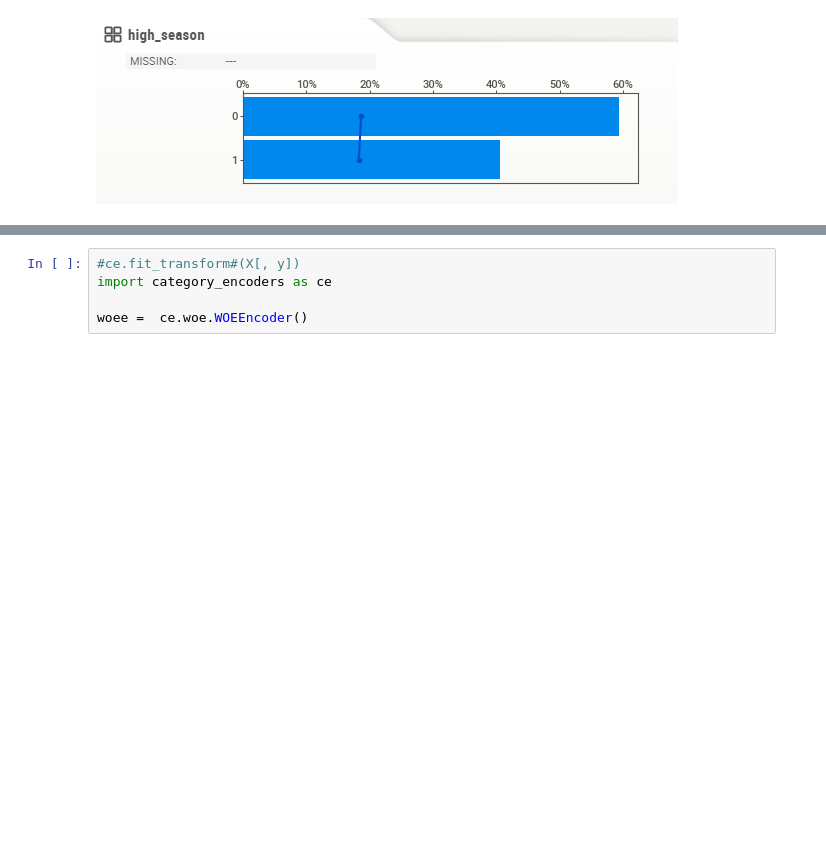
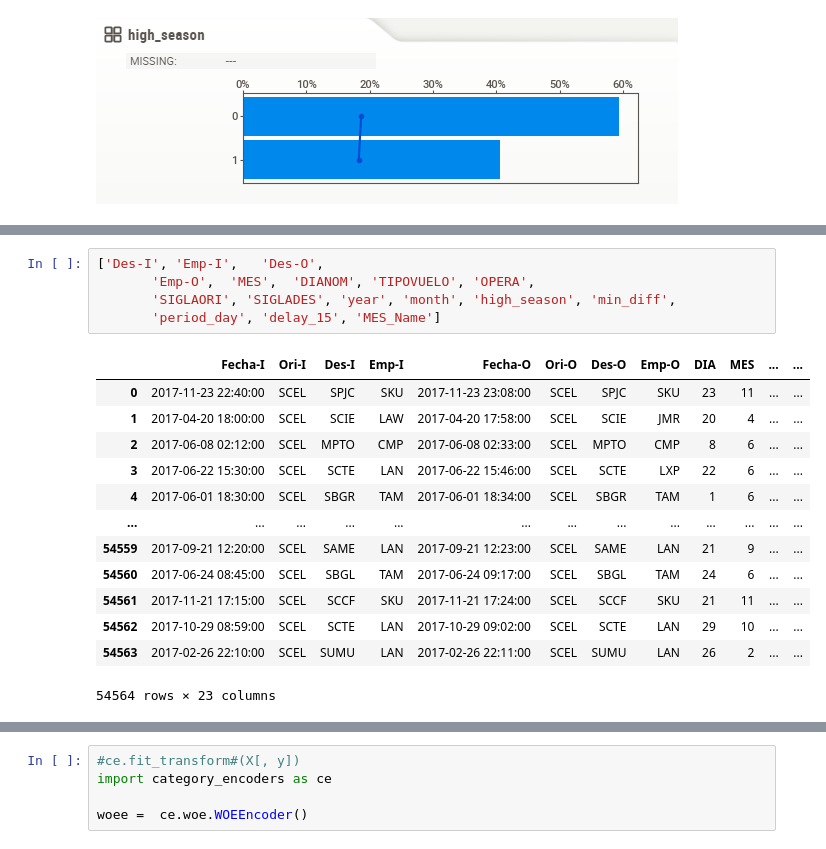
Before and after one commit to Luis-ramirez-r/Challenge-Data-Scientist---Luis-Ramirez, a Jupyter notebook: solution.ipynb, the cells around one changed output, grey strips where cells are left out. Cells and saved outputs as stored; diff of their text form; blank space fills up the shorter version.

```diff
--- a/solution.ipynb
+++ b/solution.ipynb
@@ -416,0 +500,19 @@ Finally for the high season feature, it does not seem to have a significant impa
+# %%
+['Des-I', 'Emp-I',   'Des-O',
+       'Emp-O',  'MES',  'DIANOM', 'TIPOVUELO', 'OPERA',
+       'SIGLAORI', 'SIGLADES', 'year', 'month', 'high_season', 'min_diff',
+       'period_day', 'delay_15', 'MES_Name']
+# %% [output]
+|  | Fecha-I | Ori-I | Des-I | Emp-I | Fecha-O | Ori-O | Des-O | Emp-O | DIA | MES | ... | ... |
+| 0 | 2017-11-23 22:40:00 | SCEL | SPJC | SKU | 2017-11-23 23:08:00 | SCEL | SPJC | SKU | 23 | 11 | ... | ... |
+| 1 | 2017-04-20 18:00:00 | SCEL | SCIE | LAW | 2017-04-20 17:58:00 | SCEL | SCIE | JMR | 20 | 4 | ... | ... |
+| 2 | 2017-06-08 02:12:00 | SCEL | MPTO | CMP | 2017-06-08 02:33:00 | SCEL | MPTO | CMP | 8 | 6 | ... | ... |
+| 3 | 2017-06-22 15:30:00 | SCEL | SCTE | LAN | 2017-06-22 15:46:00 | SCEL | SCTE | LXP | 22 | 6 | ... | ... |
+| 4 | 2017-06-01 18:30:00 | SCEL | SBGR | TAM | 2017-06-01 18:34:00 | SCEL | SBGR | TAM | 1 | 6 | ... | ... |
+| ... | ... | ... | ... | ... | ... | ... | ... | ... | ... | ... | ... | ... |
+| 54559 | 2017-09-21 12:20:00 | SCEL | SAME | LAN | 2017-09-21 12:23:00 | SCEL | SAME | LAN | 21 | 9 | ... | ... |
+| 54560 | 2017-06-24 08:45:00 | SCEL | SBGL | TAM | 2017-06-24 09:17:00 | SCEL | SBGL | TAM | 24 | 6 | ... | ... |
+| 54561 | 2017-11-21 17:15:00 | SCEL | SCCF | SKU | 2017-11-21 17:24:00 | SCEL | SCCF | SKU | 21 | 11 | ... | ... |
+| 54562 | 2017-10-29 08:59:00 | SCEL | SCTE | LAN | 2017-10-29 09:02:00 | SCEL | SCTE | LAN | 29 | 10 | ... | ... |
+| 54563 | 2017-02-26 22:10:00 | SCEL | SUMU | LAN | 2017-02-26 22:11:00 | SCEL | SUMU | LAN | 26 | 2 | ... | ... |
+54564 rows × 23 columns
```
Also changed, not shown: parts of 17 cells of this notebook, 6 other files.
